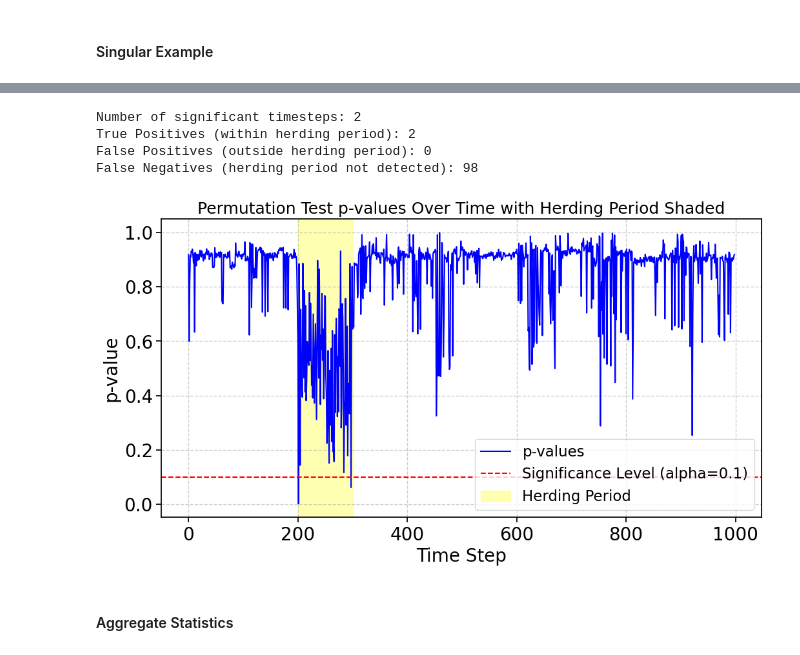
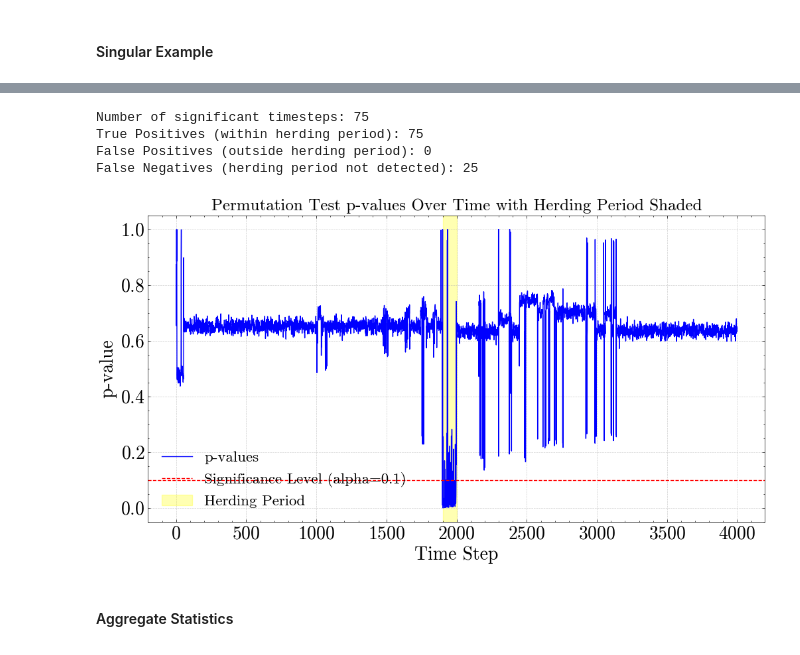
Before and after one commit to DavidDemitriAfrica/Transfer-Entropy-Horse-Herding, a Jupyter notebook: clustering.ipynb, the cells around one changed output, grey strips where cells are left out. Drawn from its saved outputs; the diff is of its cells as text; code cells hidden in the pictures.

```diff
--- a/clustering.ipynb
+++ b/clustering.ipynb
@@ -240,10 +264,11 @@ def plot_herding(simulation_data, num_mares=6, herding_start=11, herding_end=20)
     plt.ylabel("Y Position")
     plt.legend(loc="lower right", fontsize="small", ncol=2)
     plt.grid(True, linestyle='--', alpha=0.6)
+    plt.savefig("myImagePDF.pdf", format="pdf", bbox_inches="tight")
     plt.show()
 
 # Example usage with adjustable parameters and individual mare coefficients
-num_mares = 4
+num_mares = 6
 coefficients = {}
 for i in range(1, num_mares + 1):
     coefficients[f"mare{i}"] = {
@@ -256,16 +281,17 @@ for i in range(1, num_mares + 1):
     }
 
 simulation_data = simulate_herding_data(
-    time_steps=1000,
+    time_steps=4000,
     num_mares=num_mares,
-    herding_start= 200,
-    herding_end=300,
+    herding_start= 1900,
+    herding_end=2000,
     coefficients=coefficients,
     grazing_std_dev=0.1,
     stallion_movement_distance=10,
     stallion_speed=0.5,
 )
 
-plot_herding(simulation_data, num_mares=num_mares,herding_start=200,
-    herding_end=300)
+plot_herding(simulation_data, num_mares=num_mares,herding_start=1900,
+    herding_end=2000)
+plt.savefig("myImagePDF.pdf", format="pdf", bbox_inches="tight")
 # %% [output]
@@ -1402,5 +1524,7 @@ def tune_coreset_kmeans(features_list, ground_truth_list, param_grid):
 # %% [markdown]
 #### Actually Tuning Hyperparameters
+# %%
+ccf_param_grid = {'threshold_multiplier': [0.5, 1.0, 1.5, 2.0]}
 # %%
 # Main code to process data and perform hyperparameter tuning
 
@@ -1602,6 +1728,16 @@ def run_best_experiment(params):
     recall = recall_score(truncated_ground_truth, truncated_predictions, zero_division=1)
     results['local_transfer_entropy'] = {'accuracy': accuracy, 'f1_score': f1, 'precision': precision, 'recall': recall}
 
+    df_ccf, _ = compute_crosscorr_detector(movement_data, threshold_multiplier=best_ccf_params['threshold_multiplier'])
+    ccf_preds = df_ccf['herd_ccf'].values
+    gt_ccf = adjusted_ground_truth[:len(ccf_preds)]
+    results['ccf'] = {
+        'accuracy': accuracy_score(gt_ccf, ccf_preds),
+        'precision': precision_score(gt_ccf, ccf_preds, zero_division=1),
+        'recall': recall_score(gt_ccf, ccf_preds, zero_division=1),
+        'f1_score': f1_score(gt_ccf, ccf_preds, zero_division=1)
+    }
+
     return results
 # %%
 param_grid = {
@@ -1662,11 +1800,8 @@ import seaborn as sns
 import matplotlib
 
 # Set style for NeurIPS-like visuals
-sns.set(style='whitegrid', context='paper', font_scale=1.5)
-plt.rcParams['figure.figsize'] = (10, 6)
-plt.rcParams['savefig.dpi'] = 300
-plt.rcParams['text.usetex'] = False  # If you have LaTeX installed, you can set this to True
-
+import scienceplots
+plt.style.use(['science','no-latex'])
 # Function to plot performance across a parameter
 def plot_performance(results_df, x_param, hue_param='method', metric='f1_score'):
     plt.figure(figsize=(12, 8))
@@ -2300,31 +2438,32 @@ significant_timesteps = np.where(p_values < alpha)[0] + 1  # Adjusting index to
 
 # Output summary
 print(f"Number of significant timesteps: {len(significant_timesteps)}")
-print(f"True Positives (within herding period): {np.sum((significant_timesteps >= 200) & (significant_timesteps <= 300))}")
-print(f"False Positives (outside herding period): {np.sum((significant_timesteps < 200) | (significant_timesteps > 300))}")
-print(f"False Negatives (herding period not detected): {100 - np.sum((significant_timesteps >= 200) & (significant_timesteps <= 300))}")
+print(f"True Positives (within herding period): {np.sum((significant_timesteps >= 1900) & (significant_timesteps <= 2000))}")
+print(f"False Positives (outside herding period): {np.sum((significant_timesteps < 1900) | (significant_timesteps > 2000))}")
+print(f"False Negatives (herding period not detected): {100 - np.sum((significant_timesteps >= 1900) & (significant_timesteps <= 2000))}")
 # %% [output]
-Number of significant timesteps: 2
-True Positives (within herding period): 2
+Number of significant timesteps: 75
+True Positives (within herding period): 75
 False Positives (outside herding period): 0
-False Negatives (herding period not detected): 98
+False Negatives (herding period not detected): 25
 # %%
 # Visualize p-values over time with shaded herding period
 plt.figure(figsize=(12, 6))
 plt.plot(p_values, label='p-values', color='blue')
 plt.axhline(y=alpha, color='red', linestyle='--', label=f'Significance Level (alpha={alpha})')
 
 # Shaded region for herding period
-plt.axvspan(200, 300, color='yellow', alpha=0.3, label='Herding Period')
+plt.axvspan(1900, 2000  , color='yellow', alpha=0.3, label='Herding Period')
 
 plt.xlabel('Time Step')
 plt.ylabel('p-value')
 plt.title('Permutation Test p-values Over Time with Herding Period Shaded')
 plt.legend()
 plt.grid(True, linestyle='--', alpha=0.6)
+plt.savefig("myImagePDF.pdf", format="pdf", bbox_inches="tight")
 plt.show()
 # %% [output]
-[figure, old version]
+[figure, new version]
 # %% [markdown]
 #### Aggregate Statistics
 # %%
```
Also changed, not shown: parts of 13 cells of this notebook, 2 other files.
